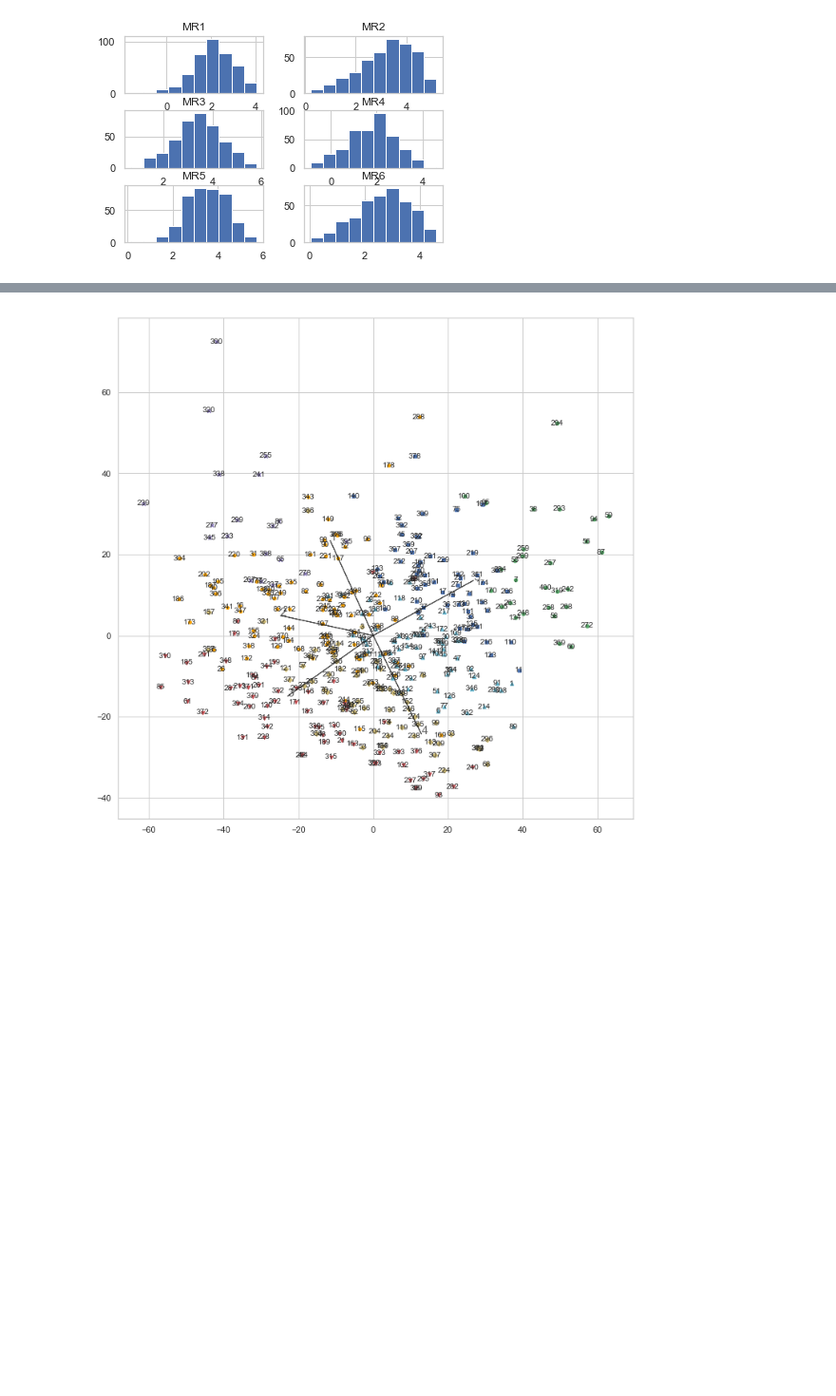
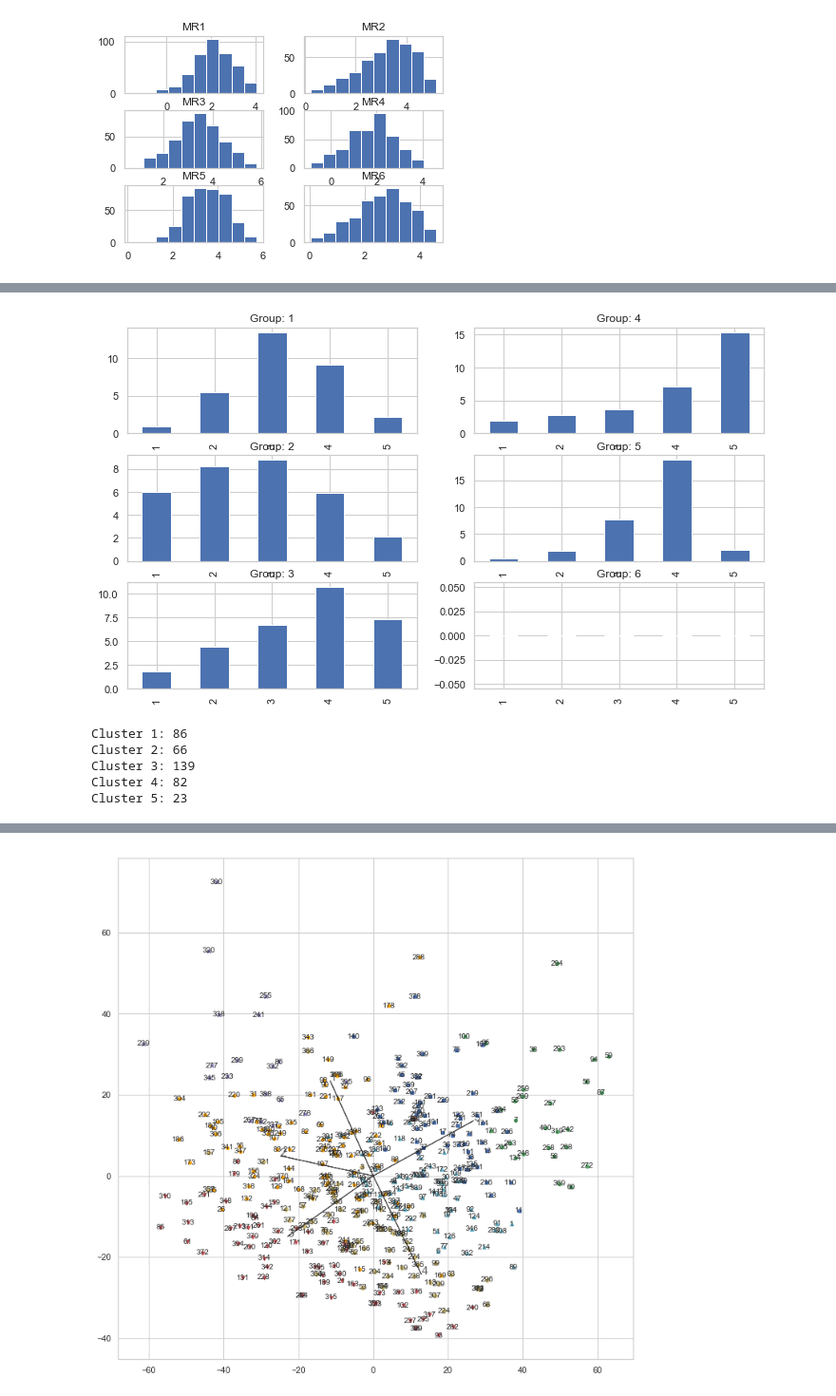
Before and after one commit to martinakienberger/Dissertation_LIS, a Jupyter notebook: Datenanalyse_1.ipynb, the cells around one changed output, grey strips where cells are left out. Shown at 95% size. Cells and saved outputs as stored; diff of their text form; code cells hidden in the pictures; blank space fills up the shorter version.

```diff
--- a/Datenanalyse_1.ipynb
+++ b/Datenanalyse_1.ipynb
@@ -775,0 +850,22 @@ Df_C.hist();
+# %%
+fig, axes = plt.subplots(nrows=3, ncols=2, figsize = (12,7))
+i=1
+for col in range(2):
+    for row in range(3):
+        AQ3_Lk.loc[CL.labels_ == i,:].mean().plot(kind='bar',
+                                                 ax=axes[row,col],
+                                                 title = 'Group: {}'.format(i))
+        i+=1
+
+plt.show()
+# %% [output]
+[figure, added]
+# %%
+for i in range(1,6):
+    print('Cluster '+str(i)+': '+str(Daten_A3[Liste_A_Q3].loc[CL.labels_ == i].shape[0]))
+# %% [output]
+Cluster 1: 86
+Cluster 2: 66
+Cluster 3: 139
+Cluster 4: 82
+Cluster 5: 23
```
Also changed, not shown: parts of 77 cells of this notebook.
